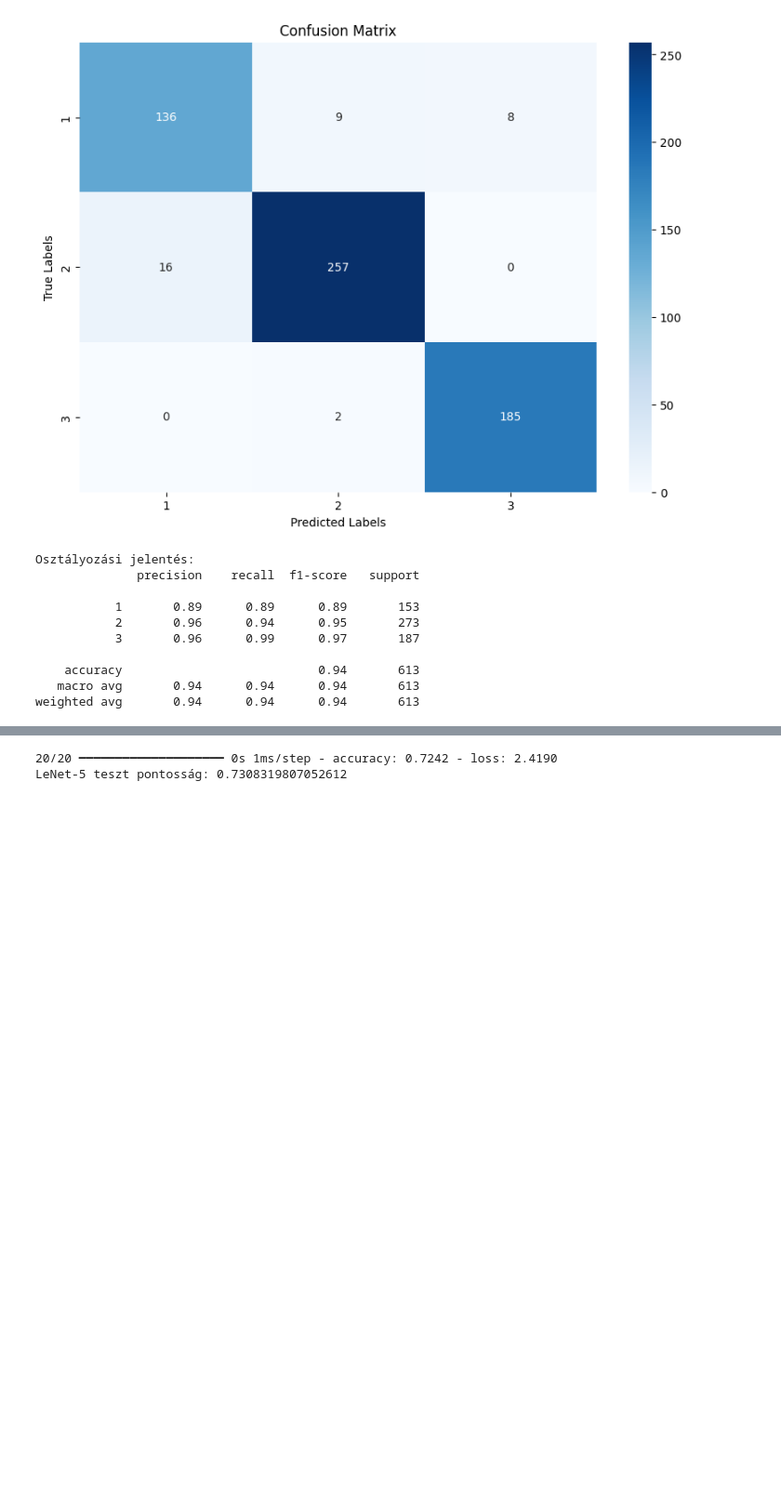
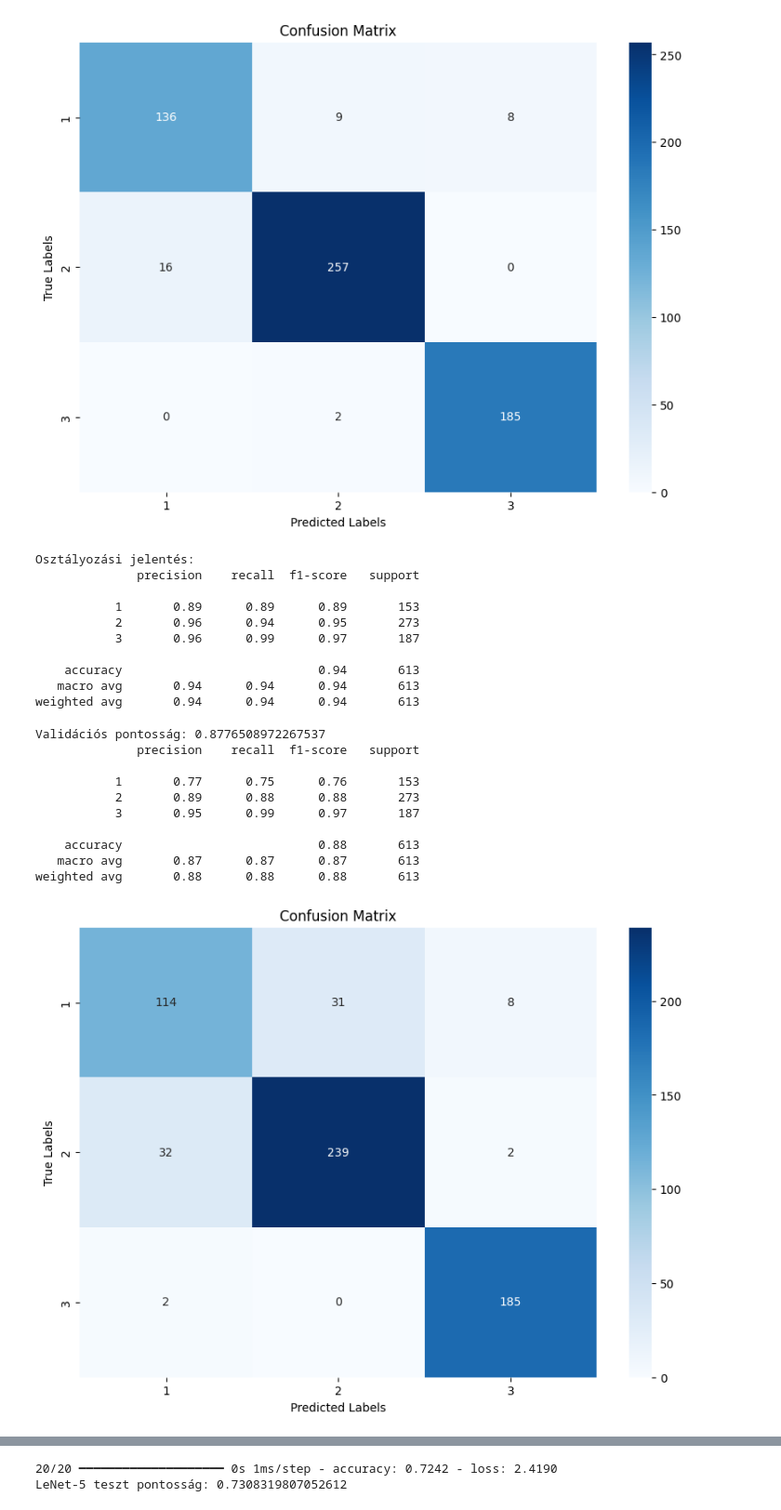
Before and after one commit to benecm/Brain_CT_ML, a Jupyter notebook: Brain_CT.ipynb, the cells around one changed output, grey strips where cells are left out. Shown at 93% size. Drawn from its saved outputs; the diff is of its cells as text; code cells hidden in the pictures; blank space fills up the shorter version.

```diff
--- a/Brain_CT.ipynb
+++ b/Brain_CT.ipynb
@@ -125,7 +125,7 @@ def load_images_from_folder(folder):
     cnt = 0
     for filename in os.listdir(folder):
         img = cv2.imread(os.path.join(folder,filename))
-        if cnt < 3000:
+        if cnt < 2000:
             if img is not None:
                 img_resized = cv2.resize(img, (128, 128)) #512x512 erdemes a LeNet-nel
                 img_normalized = img_resized / 255.0
@@ -139,7 +139,7 @@ def load_images_from_folder(folder):
 #images = []
 #images = load_images_from_folder(img_dir)
 images, labels = load_images_from_folder(img_dir)
-#label = labels[0:3000]
+label = labels[0:2000]
 # %%
 #labels = os.listdir(img_dir)
 print(len(images))
@@ -272,18 +269,44 @@ weighted avg       0.94      0.94      0.94       613
 # %%
 #svm
 """
 svm_params = {
     'C': [0.1, 1, 10],
     'kernel': ['linear', 'rbf'],
     'gamma': ['scale', 'auto']
 }
 svm_model = GridSearchCV(SVC(probability=True), svm_params, cv=5, scoring='accuracy')
 """
 
 svm_model = svm.SVC(kernel='linear')
 svm_model.fit(X_train, y_train)
+y_pred = svm_model.predict(X_test)
+validation_accuracy = accuracy_score(y_test, y_pred)
+print("Validációs pontosság:", validation_accuracy)
+print(classification_report(y_test, y_pred, target_names=label_encoder.classes_))
 
-print("SVM legjobb paraméterek:", svm_model.best_params_)
-print("SVM validációs pontosság:", svm_model.best_score_)
+label_encoder = LabelEncoder()
+encoded_labels = label_encoder.fit_transform(labels)
+conf_matrix = confusion_matrix(y_test, y_pred)
+plt.figure(figsize=(10, 7))
+sns.heatmap(conf_matrix, annot=True, fmt="d", cmap="Blues", xticklabels=label_encoder.classes_, yticklabels=label_encoder.classes_)
+plt.title("Confusion Matrix")
+plt.xlabel("Predicted Labels")
+plt.ylabel("True Labels")
+plt.show()
+
+#print("SVM legjobb paraméterek:", svm_model.best_params_)
+#print("SVM validációs pontosság:", svm_model.best_score_)
+# %% [output]
+Validációs pontosság: 0.8776508972267537
+              precision    recall  f1-score   support
+
+           1       0.77      0.75      0.76       153
+           2       0.89      0.88      0.88       273
+           3       0.95      0.99      0.97       187
+
+    accuracy                           0.88       613
+   macro avg       0.87      0.87      0.87       613
+weighted avg       0.88      0.88      0.88       613
+[figure, added]
 # %%
 #gradient boosting
```
Also changed, not shown: parts of 2 cells of this notebook, 6 other files.
